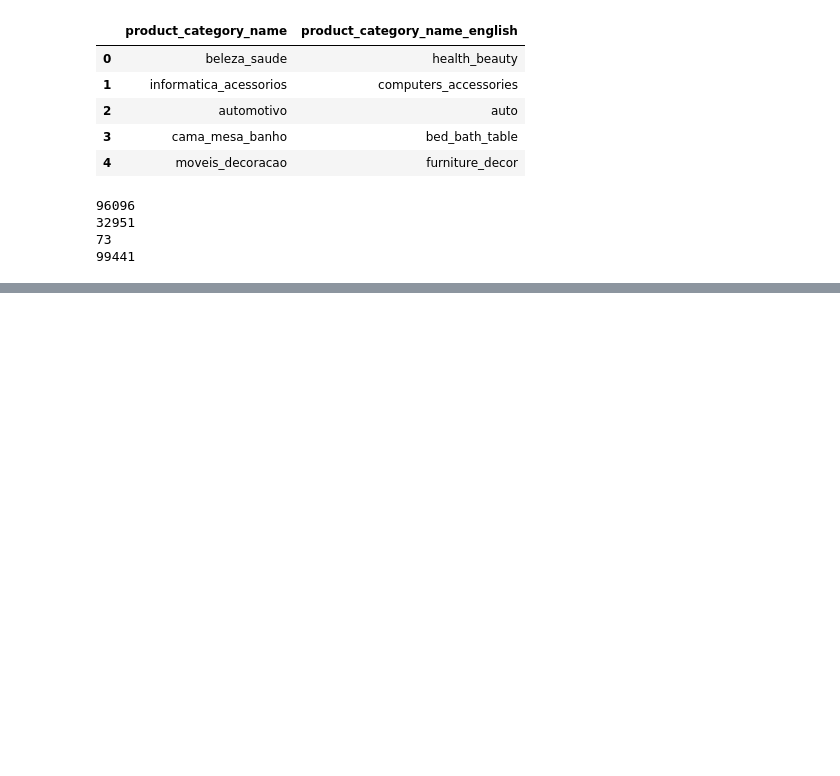
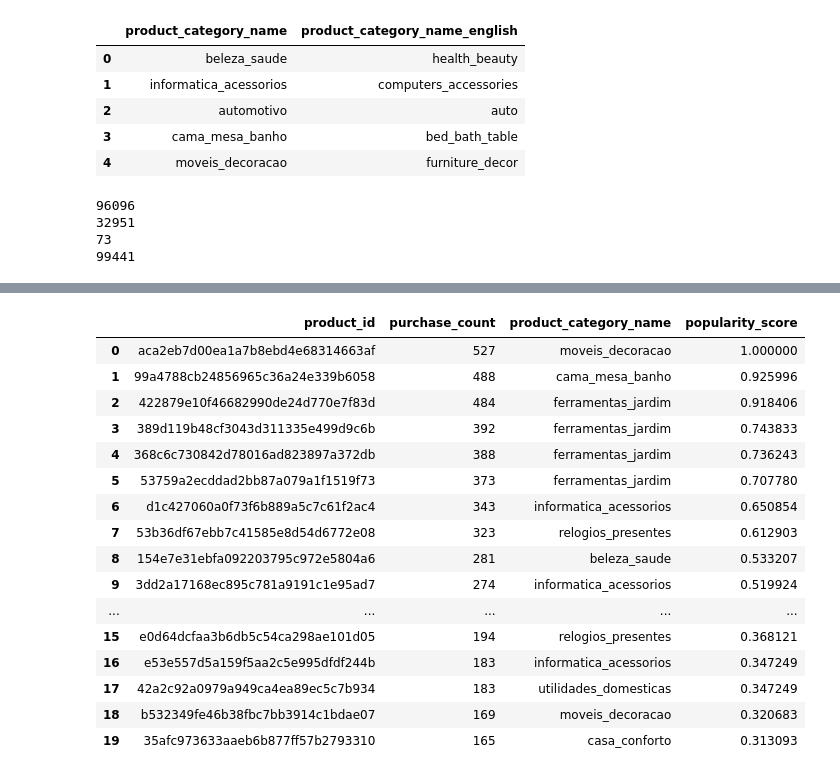
Before and after one commit to Shubham9975/MLops_Product_Recommendation_System, a Jupyter notebook: notebooks/01_data_discovery.ipynb, the cells around one changed output, grey strips where cells are left out. Cells and saved outputs as stored; diff of their text form; code cells hidden in the pictures; blank space fills up the shorter version.

Commit message:
built models and done validations

```diff
--- a/notebooks/01_data_discovery.ipynb
+++ b/notebooks/01_data_discovery.ipynb
@@ -280,0 +948,6 @@ interaction_df = (
+# %%
+model_df = model_df[
+    model_df["product_id"].isin(
+        eligible_products.index
+    )
+]
@@ -280,0 +1042,13 @@ interaction_df = (
+# %%
+popular_products = (
+    model_df
+    .groupby("product_id")
+    .size()
+    .reset_index(name="purchase_count")
+    .sort_values(
+        "purchase_count",
+        ascending=False
+    )
+)
+
+popular_products.head(20)
@@ -280,0 +1073,14 @@ interaction_df = (
+# %%
+popular_products = (
+    popular_products
+    .merge(
+        product_df[
+            [
+                "product_id",
+                "product_category_name"
+            ]
+        ],
+        on="product_id",
+        how="left"
+    )
+)
@@ -280,0 +1107,26 @@ interaction_df = (
+# %%
+popular_products["popularity_score"] = (
+    popular_products["purchase_count"]
+    /
+    popular_products["purchase_count"].max()
+)
+# %%
+popular_products.head(20)
+# %% [output]
+|  | product_id | purchase_count | product_category_name | popularity_score |
+| 0 | aca2eb7d00ea1a7b8ebd4e68314663af | 527 | moveis_decoracao | 1.000000 |
+| 1 | 99a4788cb24856965c36a24e339b6058 | 488 | cama_mesa_banho | 0.925996 |
+| 2 | 422879e10f46682990de24d770e7f83d | 484 | ferramentas_jardim | 0.918406 |
+| 3 | 389d119b48cf3043d311335e499d9c6b | 392 | ferramentas_jardim | 0.743833 |
+| 4 | 368c6c730842d78016ad823897a372db | 388 | ferramentas_jardim | 0.736243 |
+| 5 | 53759a2ecddad2bb87a079a1f1519f73 | 373 | ferramentas_jardim | 0.707780 |
+| 6 | d1c427060a0f73f6b889a5c7c61f2ac4 | 343 | informatica_acessorios | 0.650854 |
+| 7 | 53b36df67ebb7c41585e8d54d6772e08 | 323 | relogios_presentes | 0.612903 |
+| 8 | 154e7e31ebfa092203795c972e5804a6 | 281 | beleza_saude | 0.533207 |
+| 9 | 3dd2a17168ec895c781a9191c1e95ad7 | 274 | informatica_acessorios | 0.519924 |
+| ... | ... | ... | ... | ... |
+| 15 | e0d64dcfaa3b6db5c54ca298ae101d05 | 194 | relogios_presentes | 0.368121 |
+| 16 | e53e557d5a159f5aa2c5e995dfdf244b | 183 | informatica_acessorios | 0.347249 |
+| 17 | 42a2c92a0979a949ca4ea89ec5c7b934 | 183 | utilidades_domesticas | 0.347249 |
+| 18 | b532349fe46b38fbc7bb3914c1bdae07 | 169 | moveis_decoracao | 0.320683 |
+| 19 | 35afc973633aaeb6b877ff57b2793310 | 165 | casa_conforto | 0.313093 |
```
Also changed, not shown: parts of 85 cells of this notebook, 32 other files.
